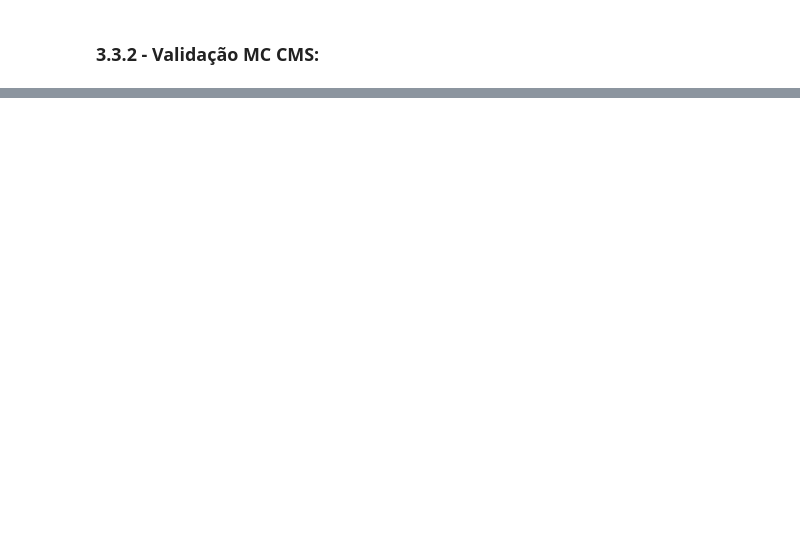
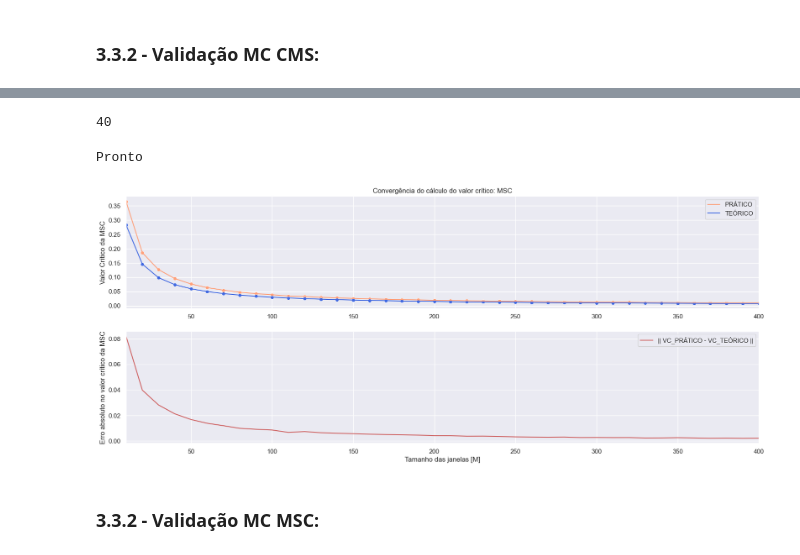
Before and after one commit to Alexandre-Caldeira/detection-theory-101, a Jupyter notebook: comCalma.ipynb, the cells around one changed output, grey strips where cells are left out. Drawn from its saved outputs; the diff is of its cells as text; code cells hidden in the pictures; blank space fills up the shorter version.

```diff
--- a/comCalma.ipynb
+++ b/comCalma.ipynb
@@ -275,0 +408,52 @@ plt.legend(['PRÁTICO','TEÓRICO']);
+# %%
+# MC:
+nSim = round(500) # numero de simulações
+tj = 100
+Mmin = 10
+Mmax = 400
+Mstep = 10
+bin = 50 # um bin qualquer
+Ms = np.arange(Mmin,Mmax+Mstep,Mstep)   # tamanho qualquer
+x = np.zeros((N,))
+vcp = np.zeros((nSim,len(Ms)))
+vct = np.zeros((nSim,len(Ms)))
+oo = np.zeros((nSim,tj))
+
+for mm in tqdm(range(0,len(Ms)), desc='Simulando'):
+    for ii in range(0,nSim):
+        N = Ms[mm]*tj  # "duração" do sinal
+        x = rd.randn(N,)
+        [X,ORD] = ord_MSC(sinal=x, tamanhoJanela=tj, M=Ms[mm])
+        oo[ii,:] = ORD
+        vct[ii][mm] = vc_MSC(Ms[mm])
+
+    vcp[mm] = vc_pratico(oo) # alpha definido a 5%
+
+print('Pronto')
+# %% [output]
+40
+Pronto
+# %%
+plt.subplot(211)
+p = sns.lineplot(x = Ms,y= np.mean(vcp,axis=1)[0:40], color = 'lightsalmon')
+p = sns.lineplot(x = Ms,y = np.mean(vct,axis=0), color = 'royalblue')
+
+plt.title('Convergência do cálculo do valor crítico: MSC');
+plt.ylabel('Valor Crítico da MSC');
+
+
+sns.scatterplot(x = Ms,y= np.mean(vcp,axis=1)[0:40], color = 'lightsalmon');
+sns.scatterplot(x = Ms,y = np.mean(vct,axis=0), color = 'royalblue');
+plt.legend(['PRÁTICO','TEÓRICO']);
+plt.xlim([10, 400]);
+
+plt.subplot(212)
+p2 = sns.lineplot(x = Ms,y= abs(np.mean(vcp,axis=1)[0:40]-np.mean(vct,axis=0)), color = 'indianred')
+plt.ylabel('Erro absoluto no valor crítico da MSC');
+plt.legend(['|| VC_PRÁTICO - VC_TEÓRICO ||']);
+plt.xlabel('Tamanho das janelas [M]');
+plt.xlim([10, 400]);
+# %% [output]
+[figure, added]
+# %% [markdown]
+### 3.3.2 - Validação MC MSC:
```
Also changed, not shown: parts of 11 cells of this notebook, 3 other files.
